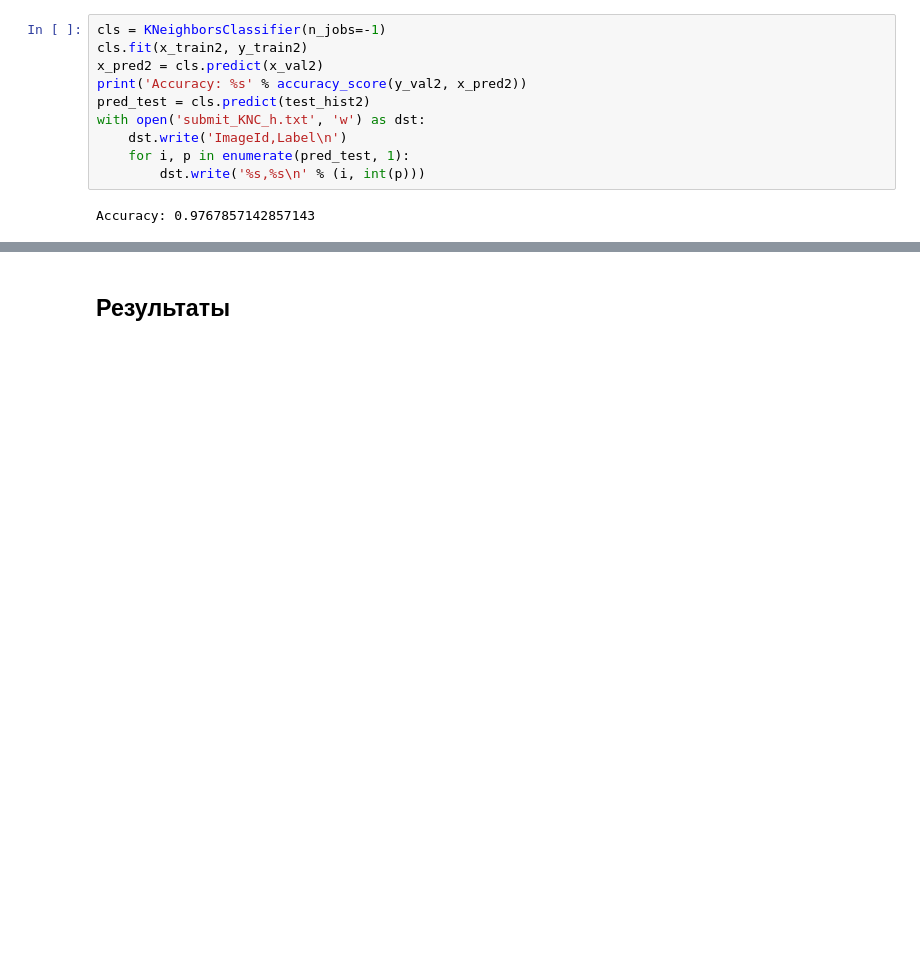
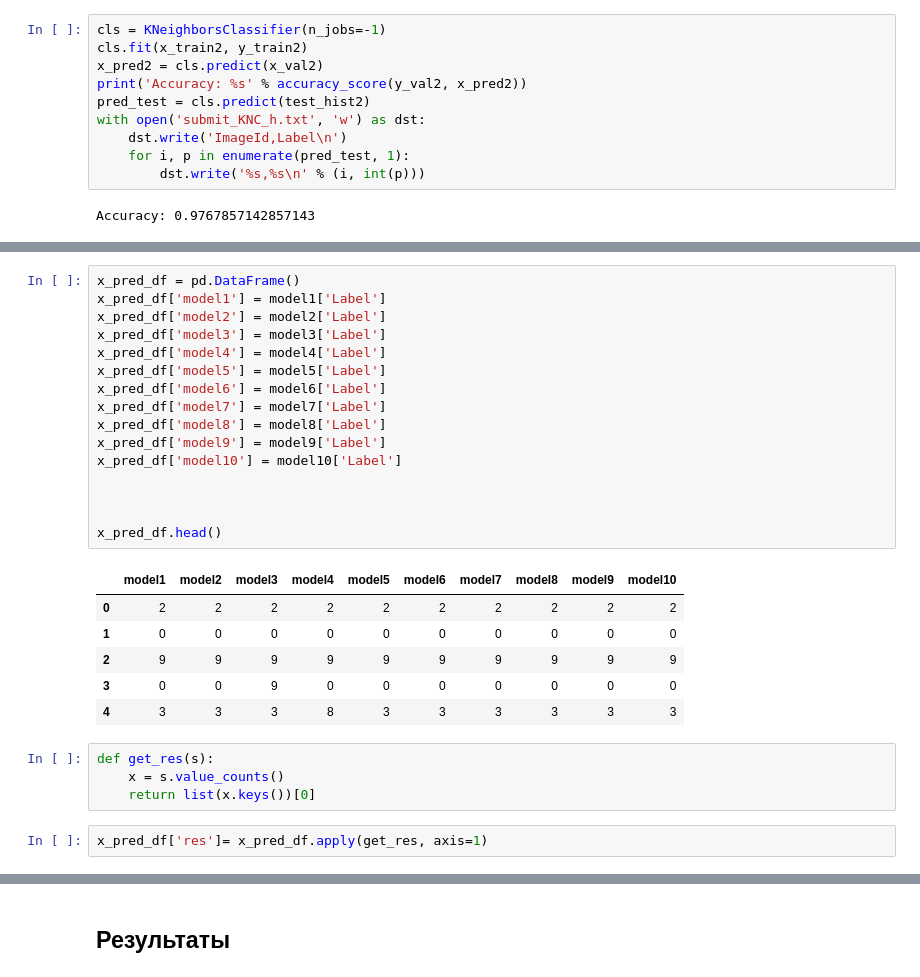
Before and after one commit to MirAlexey/netology-ds, a Jupyter notebook: HW_13/004-mnist.ipynb, the cells around one changed output, grey strips where cells are left out. Saved outputs shown, nothing was run; the diff lists cells and outputs as text; blank space fills up the shorter version.

```diff
--- a/HW_13/004-mnist.ipynb
+++ b/HW_13/004-mnist.ipynb
@@ -395,0 +411,29 @@ Accuracy: 0.9767857142857143
+# %%
+x_pred_df = pd.DataFrame()
+x_pred_df['model1'] = model1['Label']
+x_pred_df['model2'] = model2['Label']
+x_pred_df['model3'] = model3['Label']
+x_pred_df['model4'] = model4['Label']
+x_pred_df['model5'] = model5['Label']
+x_pred_df['model6'] = model6['Label']
+x_pred_df['model7'] = model7['Label']
+x_pred_df['model8'] = model8['Label']
+x_pred_df['model9'] = model9['Label']
+x_pred_df['model10'] = model10['Label']
+
+
+
+x_pred_df.head()
+# %% [output]
+|  | model1 | model2 | model3 | model4 | model5 | model6 | model7 | model8 | model9 | model10 |
+| 0 | 2 | 2 | 2 | 2 | 2 | 2 | 2 | 2 | 2 | 2 |
+| 1 | 0 | 0 | 0 | 0 | 0 | 0 | 0 | 0 | 0 | 0 |
+| 2 | 9 | 9 | 9 | 9 | 9 | 9 | 9 | 9 | 9 | 9 |
+| 3 | 0 | 0 | 9 | 0 | 0 | 0 | 0 | 0 | 0 | 0 |
+| 4 | 3 | 3 | 3 | 8 | 3 | 3 | 3 | 3 | 3 | 3 |
+# %%
+def get_res(s):
+    x = s.value_counts()
+    return list(x.keys())[0]
+# %%
+x_pred_df['res']= x_pred_df.apply(get_res, axis=1)
```
Also changed, not shown: parts of 5 cells of this notebook.
